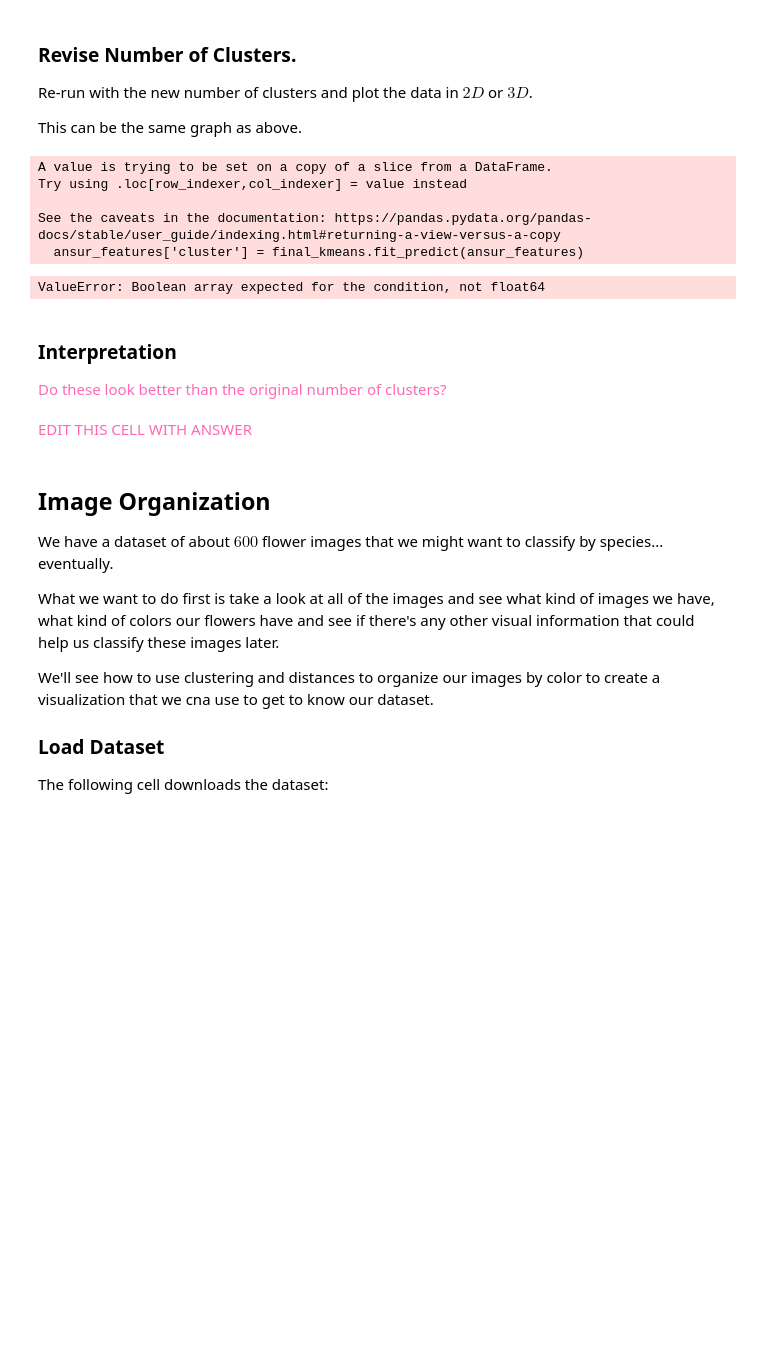
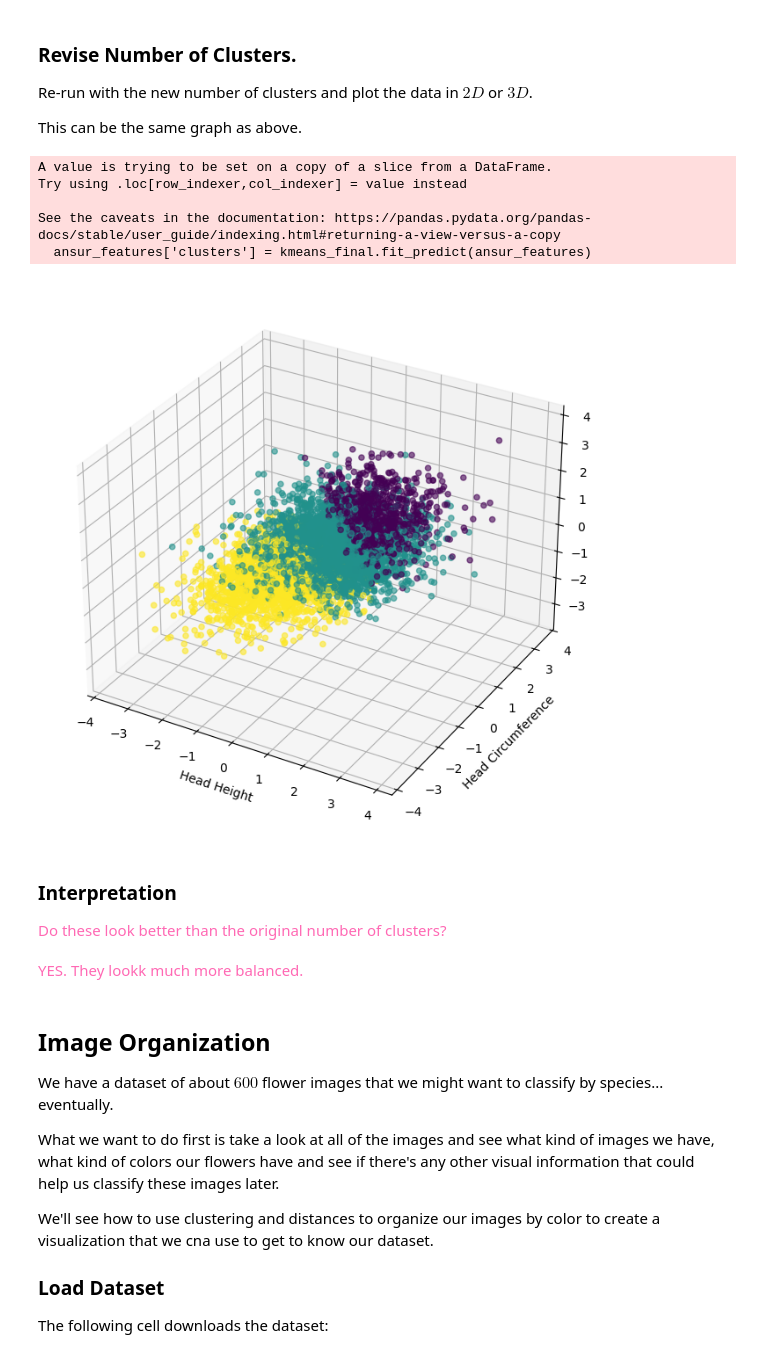
Before and after one commit to KAZIARSH-AI-ML-SPRING2026/KAZHomework08, a Jupyter notebook: Homework08.ipynb, the cells around one changed output. Cells and saved outputs as stored; diff of their text form; code cells hidden in the pictures; blank space fills up the shorter version.

```diff
--- a/Homework08.ipynb
+++ b/Homework08.ipynb
@@ -193,22 +193,41 @@ Re-run with the new number of clusters and plot the data in $2D$ or $3D$.
 This can be the same graph as above.
 # %%
 ## Re-run clustering with final number of clusters
-final_kmeans = KMeans(n_clusters=3, random_state=72, n_init='auto')
-ansur_features['cluster'] = final_kmeans.fit_predict(ansur_features)
+kmeans_final = KMeans(n_clusters=3, random_state=72, n_init='auto')
+ansur_features['clusters'] = kmeans_final.fit_predict(ansur_features)
 
+
+fig = plt.figure(figsize=(10, 8))
+ax = fig.add_subplot(111, projection='3d')
+
+
+x = ansur_features['head.height']
+y = ansur_features['head.circumference']
+z = ansur_features['ear.length']
+
+
+scatter = ax.scatter(x, y, z, c=ansur_features['cluster'], marker='o', alpha=0.6)
+
+
+ax.set_xlabel('Head Height')
+ax.set_ylabel('Head Circumference')
+ax.set_zlabel('Ear Length')
+
+
+plt.show()
 
 ## Run the model on the training data
 
 ## Check errors
 
 ## Plot in 3D
 # %% [output]
 A value is trying to be set on a copy of a slice from a DataFrame.
 Try using .loc[row_indexer,col_indexer] = value instead
 
 See the caveats in the documentation: https://pandas.pydata.org/pandas-docs/stable/user_guide/indexing.html#returning-a-view-versus-a-copy
-  ansur_features['cluster'] = final_kmeans.fit_predict(ansur_features)
+  ansur_features['clusters'] = kmeans_final.fit_predict(ansur_features)
-ValueError: Boolean array expected for the condition, not float64
+[figure, added]
 # %% [markdown]
 ### Interpretation
 
@@ -216,7 +235,7 @@ ValueError: Boolean array expected for the condition, not float64
 Do these look better than the original number of clusters?
 </span>
 # %% [markdown]
-<span style="color:hotpink;">EDIT THIS CELL WITH ANSWER</span>
+<span style="color:hotpink;">YES. They lookk much more balanced.</span>
 # %% [markdown]
 ## Image Organization
 
```
